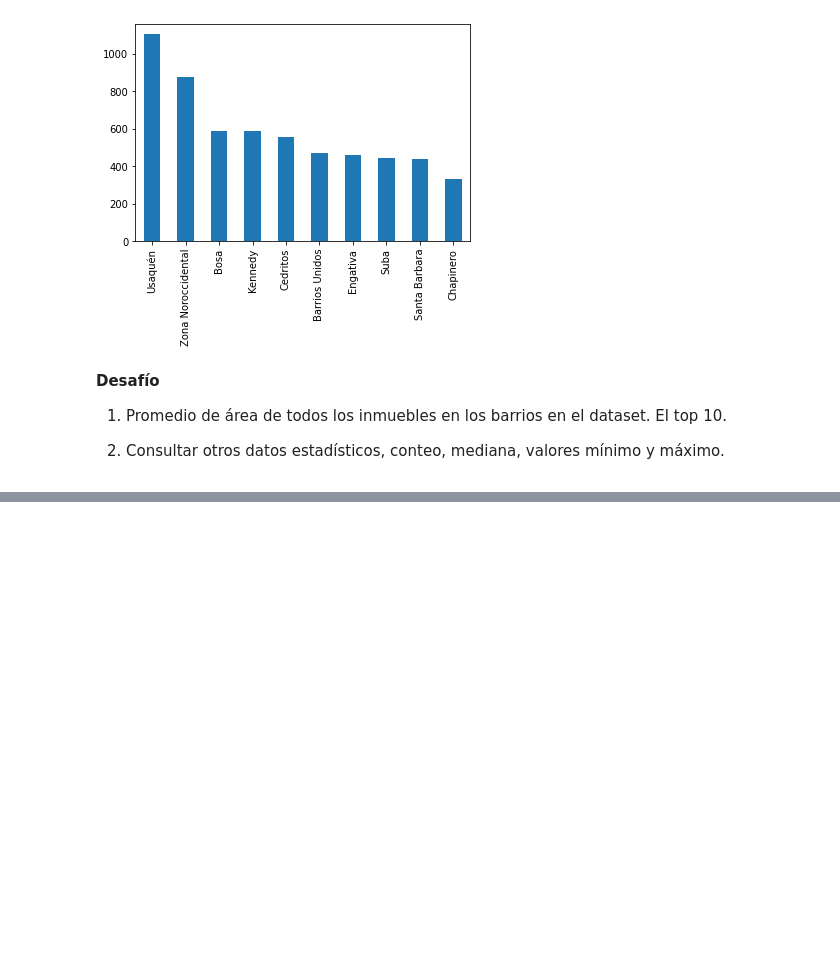
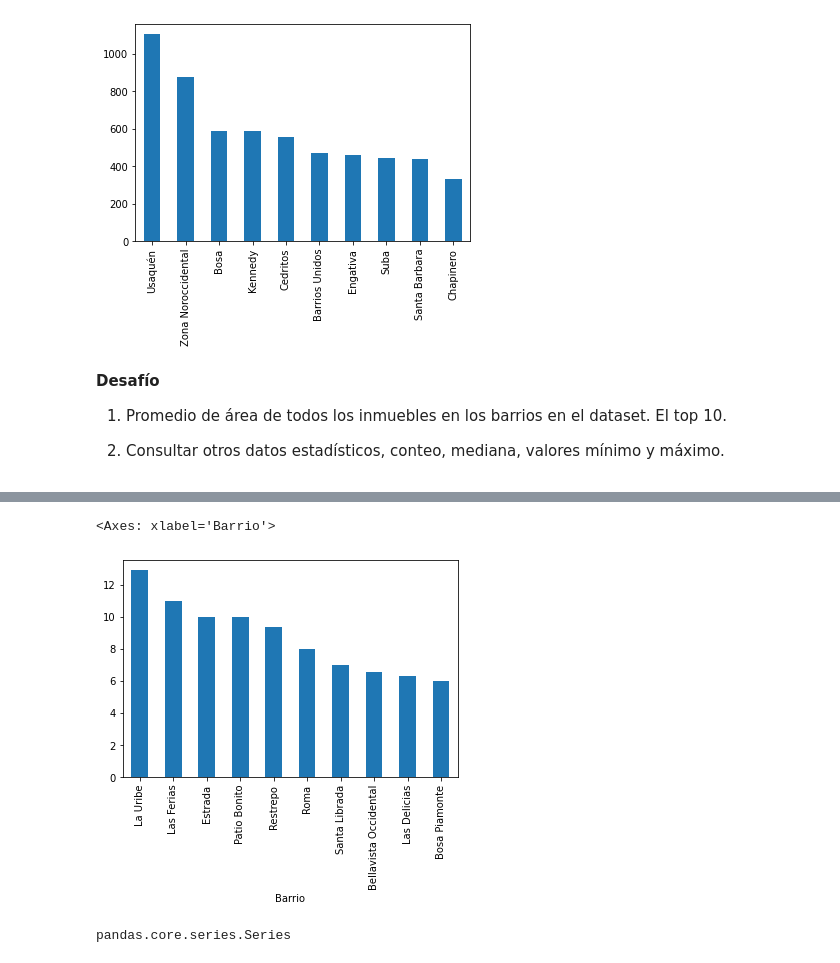
Before and after one commit to Ayuya2001/INMERSION_DE_DATOS, a Jupyter notebook: INMERSION_DE_DATOS_AULA_1.ipynb, the cells around one changed output, grey strips where cells are left out. Drawn from its saved outputs; the diff is of its cells as text; code cells hidden in the pictures; blank space fills up the shorter version.

```diff
--- a/INMERSION_DE_DATOS_AULA_1.ipynb
+++ b/INMERSION_DE_DATOS_AULA_1.ipynb
@@ -219,0 +270,3 @@ inmuebles_barrio.head(10).plot.bar()
+# %%
+promedio_habitaciones = inmuebles.groupby('Barrio').Habitaciones.mean()
+promedio_habitaciones
@@ -219,0 +287,10 @@ inmuebles_barrio.head(10).plot.bar()
+# %%
+promedio_habitaciones.sort_values(ascending=False).head(10).plot.bar()
+# %% [output]
+<Axes: xlabel='Barrio'>
+[figure, added]
+# %%
+barrio_uribe = inmuebles.Barrio == 'La Uribe'
+type(barrio_uribe)
+# %% [output]
+pandas.core.series.Series
```
Also changed, not shown: parts of 14 cells of this notebook.
